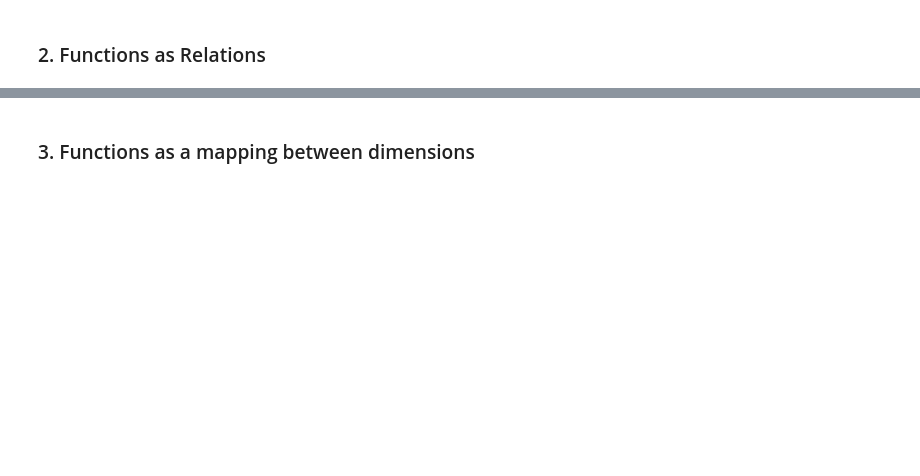
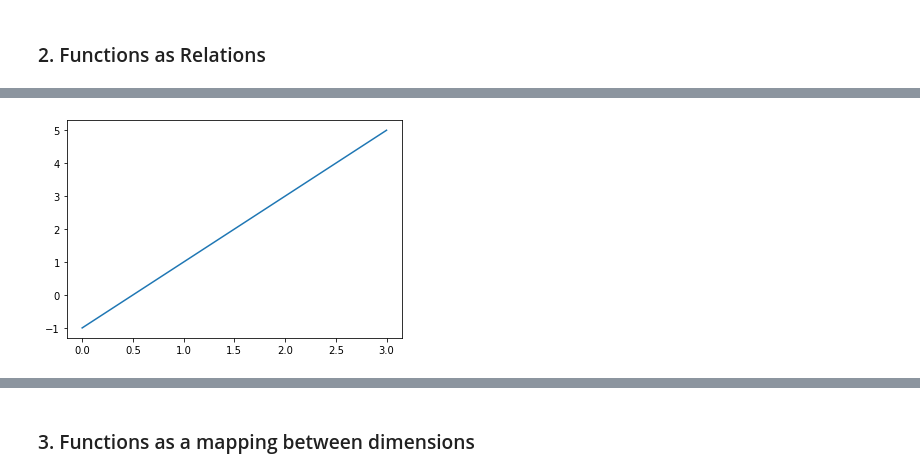
Before and after one commit to lfr4704/DS-Unit-1-Sprint-3-Linear-Algebra, a Jupyter notebook: module3-dimensionality-reduction/LS_DS_133_Exercise_Solutions.ipynb, the cells around one changed output, grey strips where cells are left out. Saved outputs shown, nothing was run; the diff lists cells and outputs as text; code cells hidden in the pictures; blank space fills up the shorter version.

```diff
--- a/module3-dimensionality-reduction/LS_DS_133_Exercise_Solutions.ipynb
+++ b/module3-dimensionality-reduction/LS_DS_133_Exercise_Solutions.ipynb
@@ -22,0 +46,7 @@
+# %%
+# plot the function f(x) = 2x + 3
+x = np.arange(-2, 2)
+y = 2*x + 3
+plt.plot(y);
+# %% [output]
+[figure, added]
```
Also changed, not shown: parts of 46 cells of this notebook, 2 other files.
